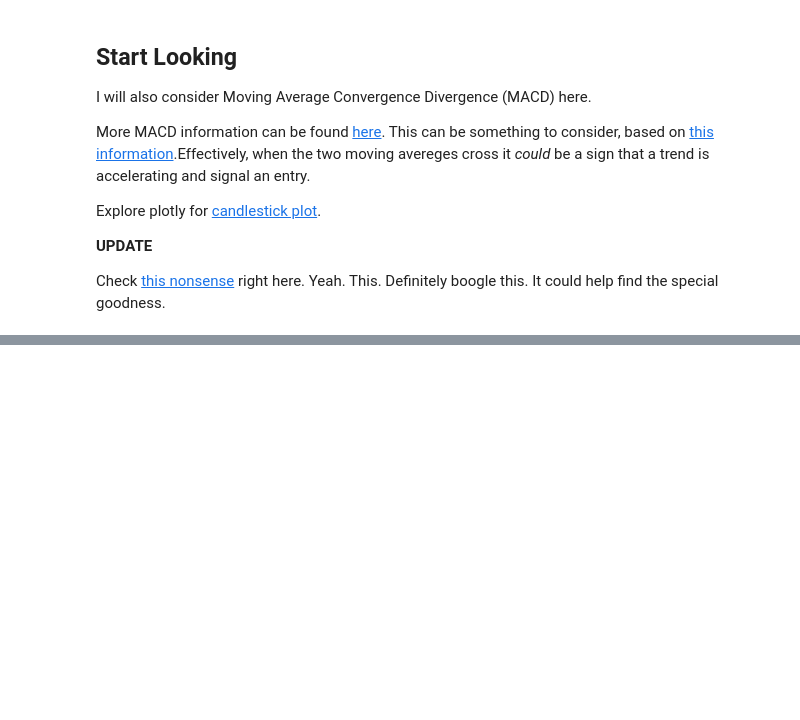
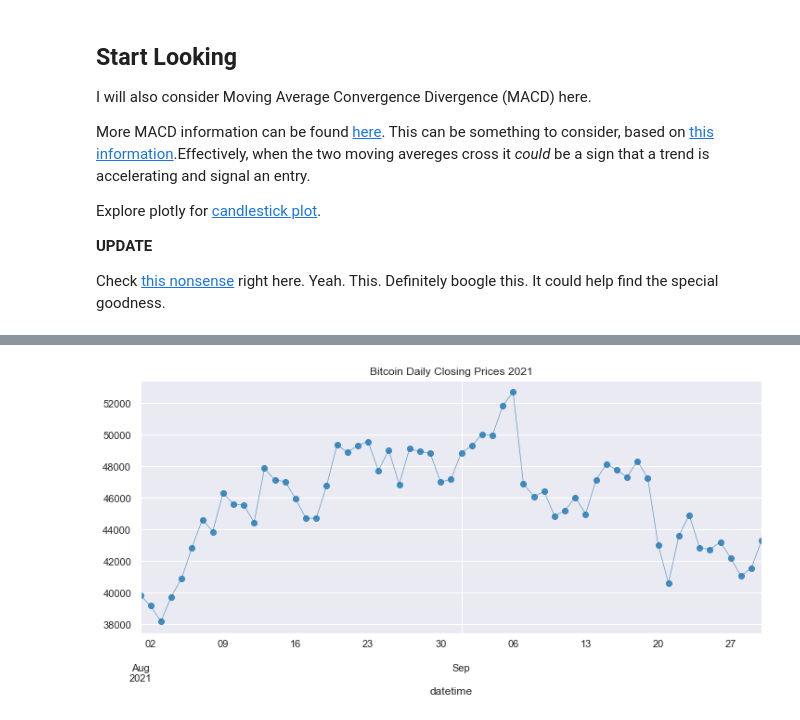
Before and after one commit to nellac77/crypto_analyses, a Jupyter notebook: Individual Currency Analysis.ipynb, the cells around one changed output, grey strips where cells are left out. Drawn from its saved outputs; the diff is of its cells as text; code cells hidden in the pictures; blank space fills up the shorter version.

```diff
--- a/Individual Currency Analysis.ipynb
+++ b/Individual Currency Analysis.ipynb
@@ -266,0 +341,7 @@ fig.show()
+# %%
+# Lineplot focus in on August - September 2021
+df['close'].loc['2021-08':'2021-09'].plot(linewidth=0.6, alpha=0.8,
+                                marker='o', linestyle='-',
+                                figsize=(12,5), title='Bitcoin Daily Closing Prices 2021');
+# %% [output]
+[figure, added]
```
Also changed, not shown: parts of 16 cells of this notebook.
